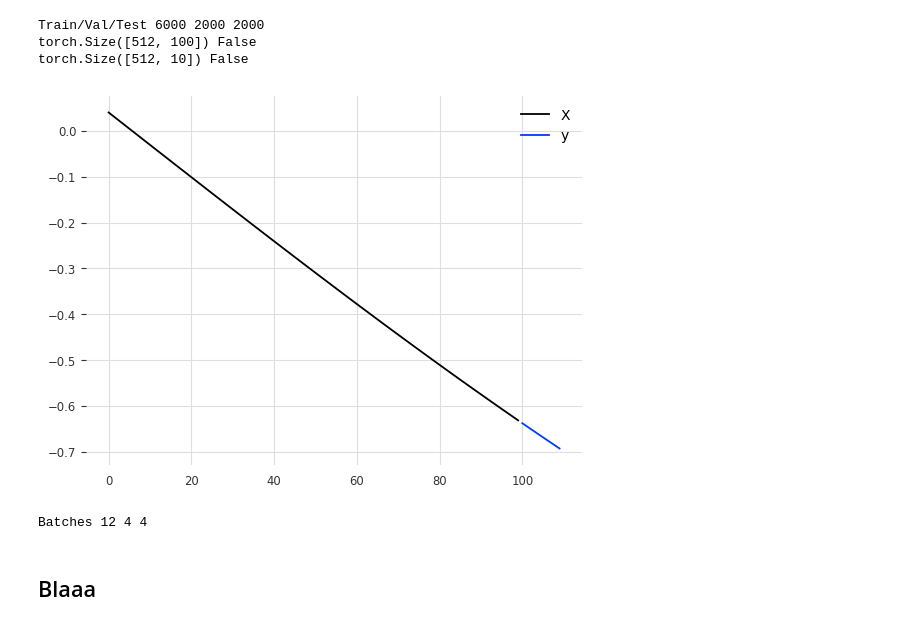
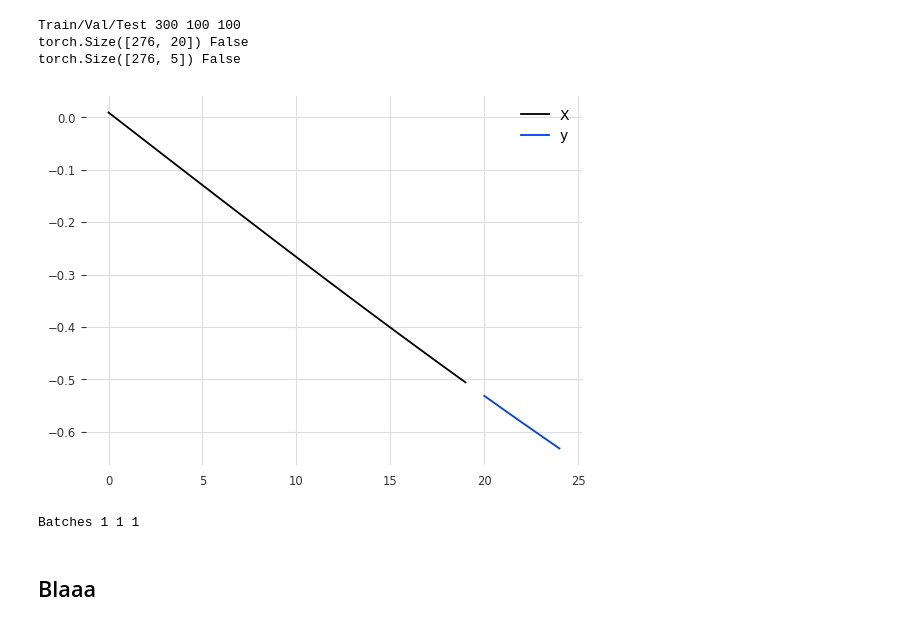
Before and after one commit to KevinArmbruster/optimal-summaries-public, a Jupyter notebook: vasopressor/explore_debugging NN.ipynb, the cells around one changed output. Saved outputs shown, nothing was run; the diff lists cells and outputs as text; code cells hidden in the pictures.

```diff
--- a/vasopressor/explore_debugging NN.ipynb
+++ b/vasopressor/explore_debugging NN.ipynb
@@ -47,11 +56,11 @@ device(type='cuda')
 def line(x, w=0.3, b=5):
     return w*x + b
 
-time = np.linspace(0, 1000, 10000).reshape(-1,1)
+time = np.linspace(0, 200, 500).reshape(-1,1)
 
-line_series = [line(x) for x in time]
-line_series = np.array(line_series).reshape(-1,1)
+trend_series = line(time)
+trend_series = np.array(trend_series).reshape(-1,1)
 
-plt.scatter(time, line_series)
+plt.plot(time, trend_series, marker="x")
 plt.show()
 # %% [output]
@@ -127,7 +145,7 @@ def preprocess_data(series, seq_len, window_stride=1, pred_len=1, batch_size = 5
     # X_train = torch.cat([X_train, indicators], axis=1)
 
     train_dataset = TimeSeriesDataset(X_train, y_train, seq_len, window_stride, pred_len)
-    train_loader = DataLoader(train_dataset, batch_size = batch_size, shuffle=False, num_workers=4, pin_memory=True)
+    train_loader = DataLoader(train_dataset, batch_size = batch_size, shuffle=False, num_workers=0, pin_memory=True)
 
     val = scaler.transform(val)
     X_val = pd.DataFrame(val)
@@ -139,7 +157,7 @@ def preprocess_data(series, seq_len, window_stride=1, pred_len=1, batch_size = 5
     # X_val = torch.cat([X_val, indicators], axis=1)
 
     val_dataset = TimeSeriesDataset(X_val, y_val, seq_len, window_stride, pred_len)
-    val_loader = DataLoader(val_dataset, batch_size = batch_size, shuffle=False, num_workers=4, pin_memory=True)
+    val_loader = DataLoader(val_dataset, batch_size = batch_size, shuffle=False, num_workers=0, pin_memory=True)
 
     test = scaler.transform(test)
     X_test = pd.DataFrame(test)
@@ -151,35 +169,35 @@ def preprocess_data(series, seq_len, window_stride=1, pred_len=1, batch_size = 5
     # X_test = torch.cat([X_test, indicators], axis=1)
 
     test_dataset = TimeSeriesDataset(X_test, y_test, seq_len, window_stride, pred_len)
-    test_loader = DataLoader(test_dataset, batch_size = batch_size, shuffle=False, num_workers=4, pin_memory=True)
+    test_loader = DataLoader(test_dataset, batch_size = batch_size, shuffle=False, num_workers=0, pin_memory=True)
 
     return train_loader, val_loader, test_loader, scaler
 # %%
-seq_len = 100
-pred_len = 10
+seq_len = 20
+pred_len = 5
 
 train_loader, val_loader, test_loader, scaler = preprocess_data(sine_series, seq_len, pred_len=pred_len)
 
 for X,y in train_loader:
     print(X.shape, X.requires_grad)
     print(y.shape, X.requires_grad)
     break
 
 i = 0
 plt.plot(range(seq_len), X[i, :], label="X")
 # plt.plot(range(seq_len), X[i, :, 1], label="X IND")
 plt.plot(range(seq_len, seq_len + pred_len), y[i], label="y")
 plt.legend()
 plt.show()
 
 
 print("Batches", len(train_loader), len(val_loader), len(test_loader))
 # %% [output]
-Train/Val/Test 6000 2000 2000
-torch.Size([512, 100]) False
-torch.Size([512, 10]) False
+Train/Val/Test 300 100 100
+torch.Size([276, 20]) False
+torch.Size([276, 5]) False
-[figure, old version]
+[figure, new version]
-Batches 12 4 4
+Batches 1 1 1
 # %%
 # plots
 def plot_losses(train_losses, val_losses):
```
Also changed, not shown: parts of 10 cells of this notebook, 2 other files.
